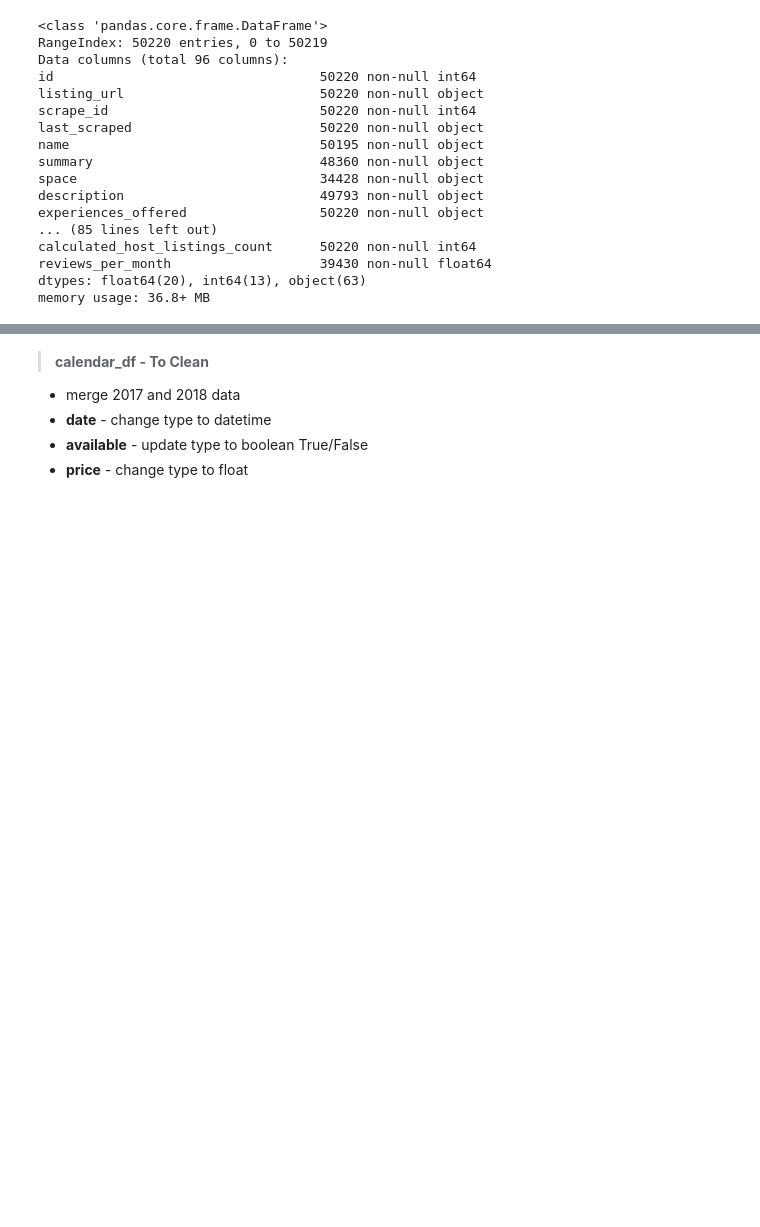
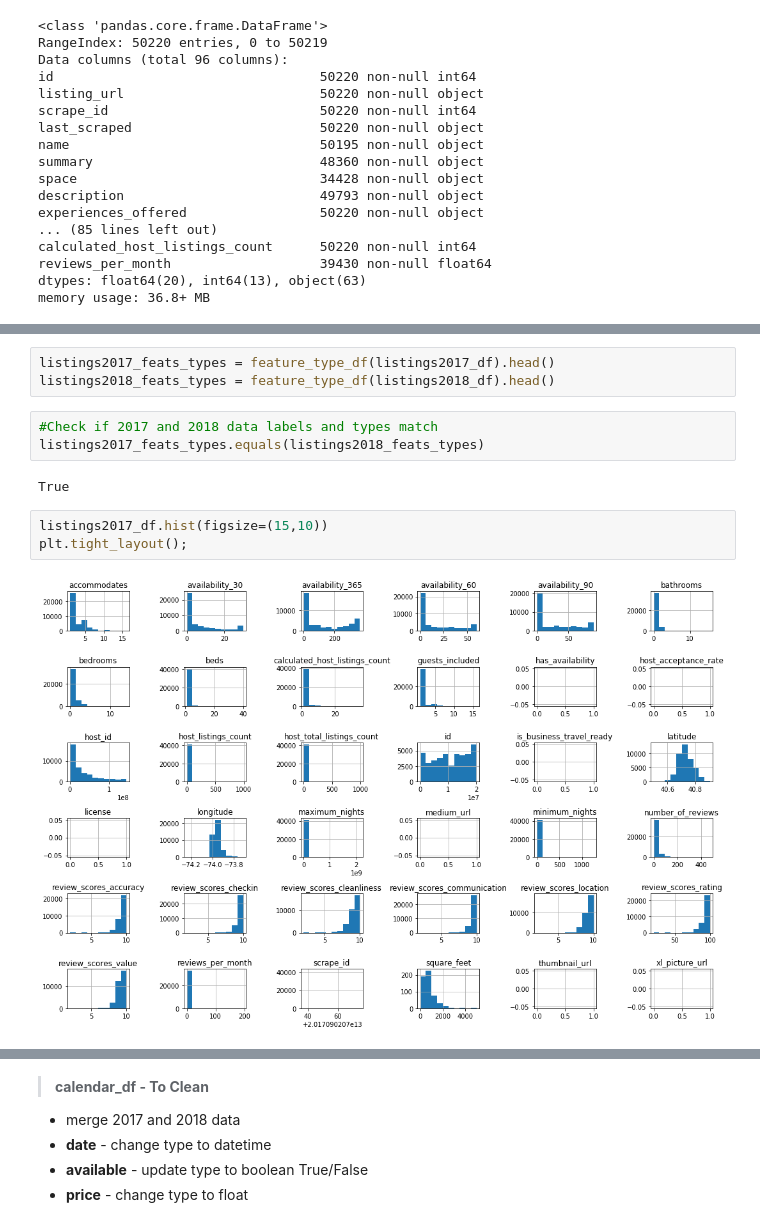
Before and after one commit to ajgiust/Airbnb_NYC, a Jupyter notebook: Airbnb_NYC-Data Analysis.ipynb, the cells around one changed output, grey strips where cells are left out. Cells and saved outputs as stored; diff of their text form; blank space fills up the shorter version.

```diff
--- a/Airbnb_NYC-Data Analysis.ipynb
+++ b/Airbnb_NYC-Data Analysis.ipynb
@@ -123,0 +248,13 @@ memory usage: 36.8+ MB
+# %%
+listings2017_feats_types = feature_type_df(listings2017_df).head()
+listings2018_feats_types = feature_type_df(listings2018_df).head()
+# %%
+#Check if 2017 and 2018 data labels and types match
+listings2017_feats_types.equals(listings2018_feats_types)
+# %% [output]
+True
+# %%
+listings2017_df.hist(figsize=(15,10))
+plt.tight_layout();
+# %% [output]
+[figure, added]
```
Also changed, not shown: parts of 65 cells of this notebook.
